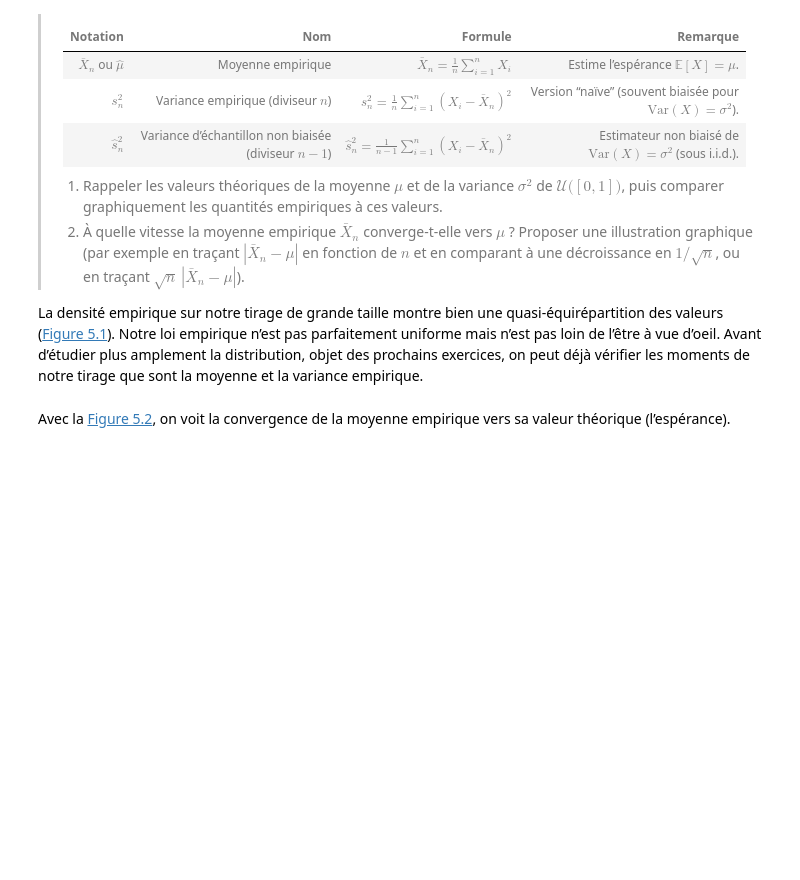
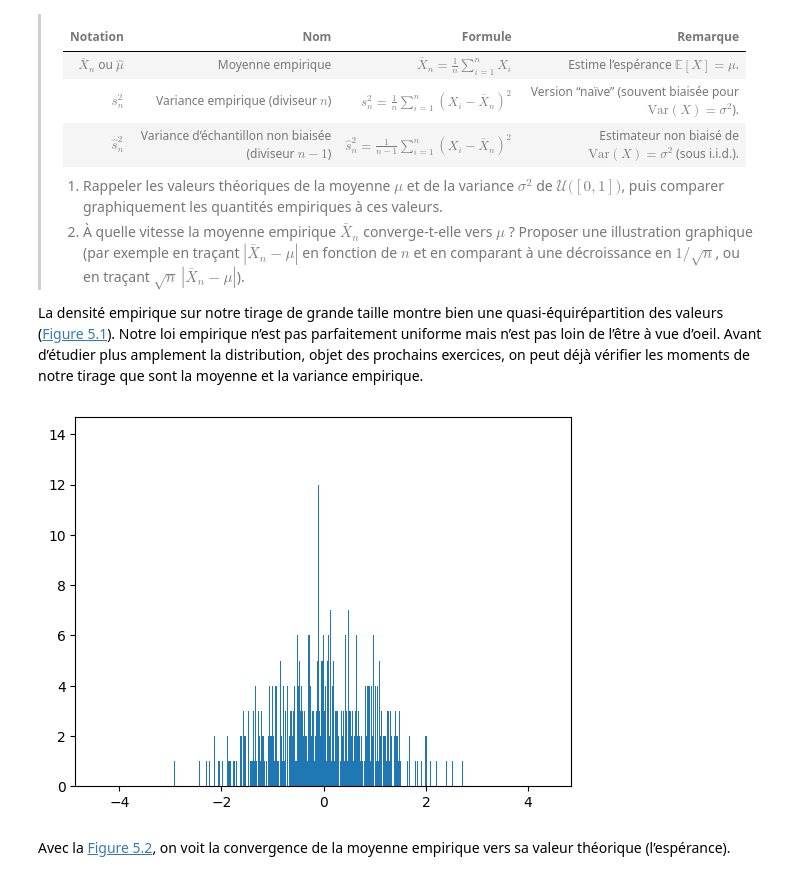
Before and after one commit to Tom-Rbo/python-datascientist-notebooks, a Jupyter notebook: notebooks/manipulation/01_numpy.ipynb, the cells around one changed output. Cells and saved outputs as stored; diff of their text form; code cells hidden in the pictures; blank space fills up the shorter version.

```diff
--- a/notebooks/manipulation/01_numpy.ipynb
+++ b/notebooks/manipulation/01_numpy.ipynb
@@ -530,6 +597,14 @@ La [loi des grands nombres](https://fr.wikipedia.org/wiki/Loi_des_grands_nombres
 > </div>
 
 La densité empirique sur notre tirage de grande taille montre bien une quasi-équirépartition des valeurs (<a href="#fig-distrib-emp-q2-fr" class="quarto-xref">Figure 5.1</a>). Notre loi empirique n’est pas parfaitement uniforme mais n’est pas loin de l’être à vue d’oeil. Avant d’étudier plus amplement la distribution, objet des prochains exercices, on peut déjà vérifier les moments de notre tirage que sont la moyenne et la variance empirique.
+# %%
+import matplotlib.pyplot as plt
+
+X = rng.normal(0, 1, size=N_max)
+plt.hist(X, bins=N_max)
+plt.show()
+# %% [output]
+[figure, added]
 # %% [markdown]
 Avec la <a href="#fig-convergence-mean-fr" class="quarto-xref">Figure 5.2</a>, on voit la convergence de la moyenne empirique vers sa valeur théorique (l’espérance).
 # %% [markdown]
```
Also changed, not shown: parts of 18 cells of this notebook.
